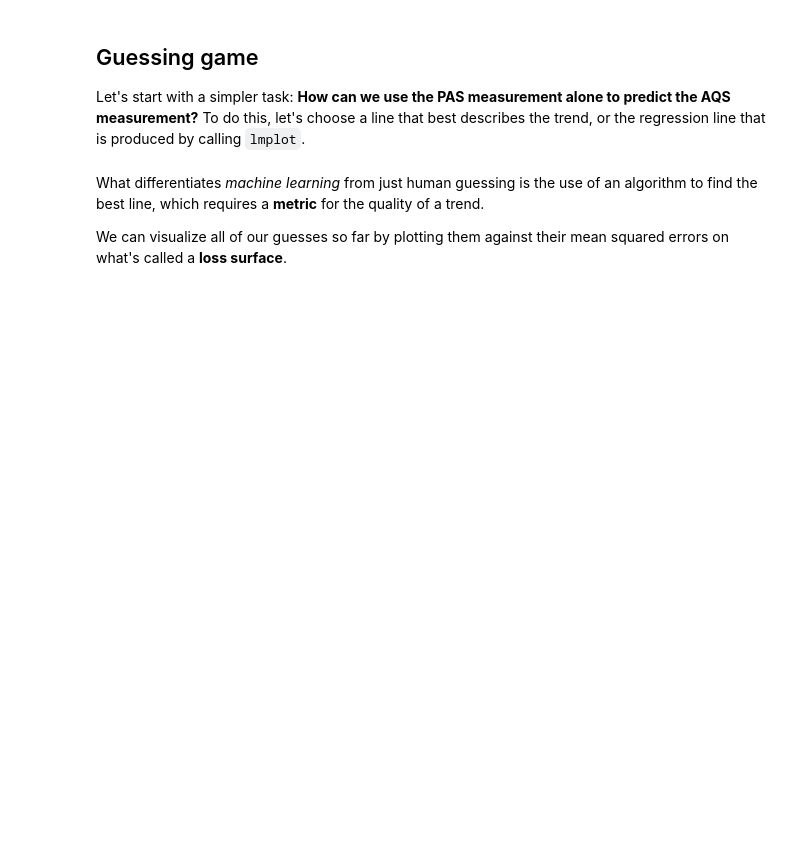
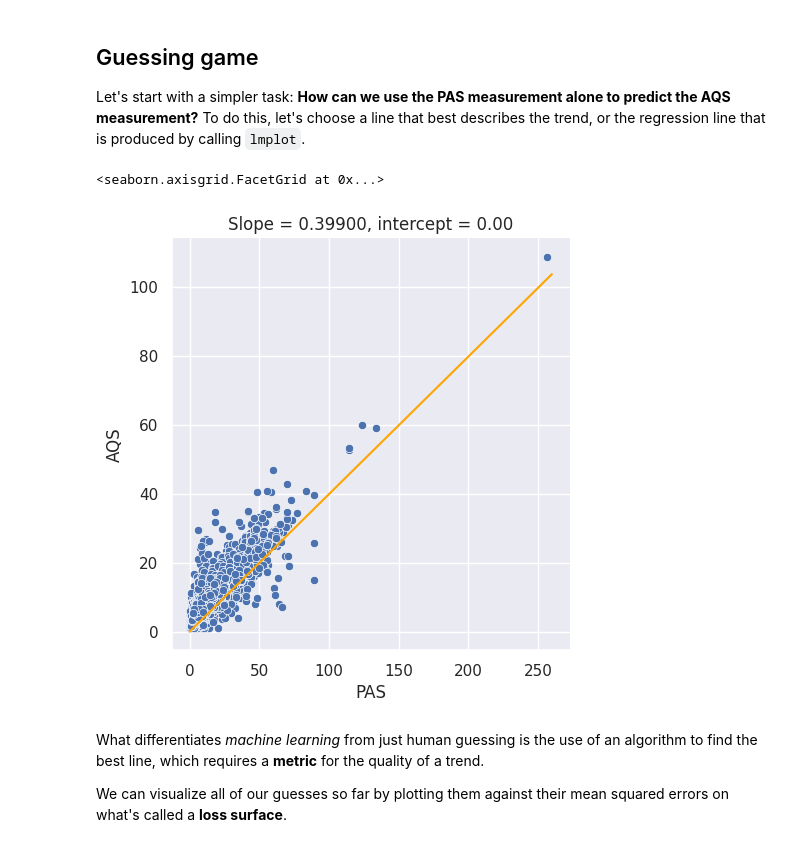
Before and after one commit to SHTG1itch/prep-for-data-structures, a Jupyter notebook: learning-algorithms.ipynb, the cells around one changed output. Drawn from its saved outputs; the diff is of its cells as text; code cells hidden in the pictures; blank space fills up the shorter version.

```diff
--- a/learning-algorithms.ipynb
+++ b/learning-algorithms.ipynb
@@ -45,13 +62,16 @@ Let's start with a simpler task: **How can we use the PAS measurement alone to p
 # %%
 def plot_line(slope, intercept=0):
     # Draw PAS vs AQS scatter and overlay a single regression line
     grid = sns.relplot(sensor_data, x="PAS", y="AQS")
     grid.facet_axis(0, 0).plot([0, 260], [intercept, slope * 260 + intercept], c="orange")
-    grid.set(title=f"Slope = {slope:.2f}, intercept = {intercept:.2f}")
+    grid.set(title=f"Slope = {slope:.5f}, intercept = {intercept:.2f}")
     return grid
 
 # Show an example guess for the slope (intercept default 0)
-plot_line(0.5)
+plot_line(0.399)
+# %% [output]
+<seaborn.axisgrid.FacetGrid at 0x...>
+[figure, added]
 # %% [markdown]
 What differentiates *machine learning* from just human guessing is the use of an algorithm to find the best line, which requires a **metric** for the quality of a trend.
 
```
Also changed, not shown: parts of 10 cells of this notebook.
